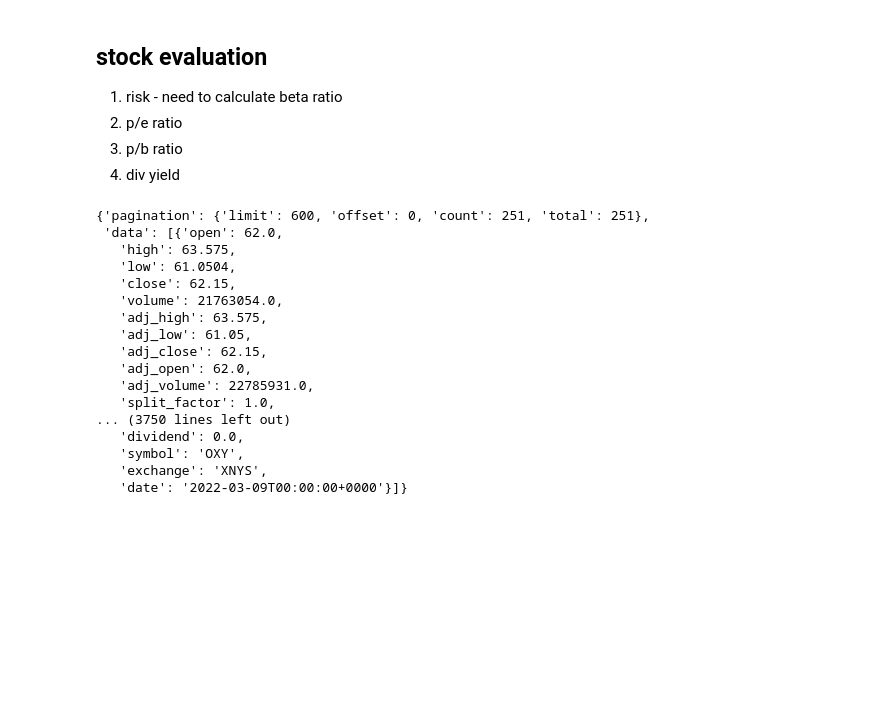
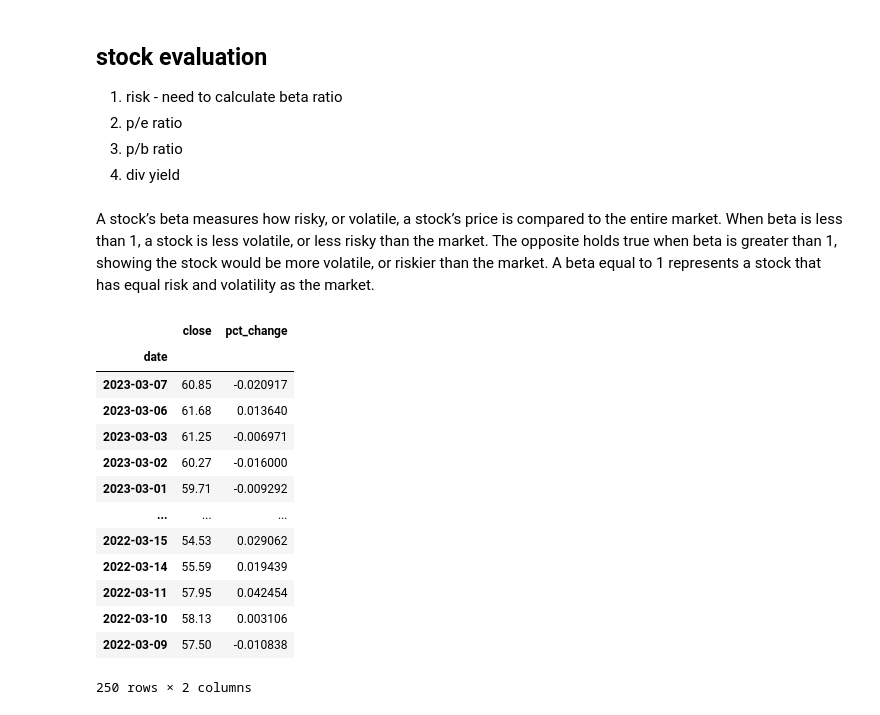
Before and after one commit to rahulakrish/portfolio_builder, a Jupyter notebook: notebook.ipynb, the cells around one changed output. Saved outputs shown, nothing was run; the diff lists cells and outputs as text; code cells hidden in the pictures; blank space fills up the shorter version.

```diff
--- a/notebook.ipynb
+++ b/notebook.ipynb
@@ -188,20 +82,24 @@ oxy_close['pct_change'].plot()
-# %%
-data
-# %% [output]
-{'pagination': {'limit': 600, 'offset': 0, 'count': 251, 'total': 251},
- 'data': [{'open': 62.0,
-   'high': 63.575,
-   'low': 61.0504,
-   'close': 62.15,
-   'volume': 21763054.0,
-   'adj_high': 63.575,
-   'adj_low': 61.05,
-   'adj_close': 62.15,
-   'adj_open': 62.0,
-   'adj_volume': 22785931.0,
-   'split_factor': 1.0,
-... (3750 lines left out)
-   'dividend': 0.0,
-   'symbol': 'OXY',
-   'exchange': 'XNYS',
-   'date': '2022-03-09T00:00:00+0000'}]}
+# %% [markdown]
+A stock’s beta measures how risky, or volatile, a stock’s price is compared to the entire market.
+When beta is less than 1, a stock is less volatile, or less risky than the market.
+The opposite holds true when beta is greater than 1, showing the stock would be more volatile, or riskier than the market.
+A beta equal to 1 represents a stock that has equal risk and volatility as the market.
+# %%
+#delete the first row since linear regression will not accept Nan values
+oxy_close = oxy_close.drop(oxy_close.index[0])
+oxy_close
+# %% [output]
+|  | close | pct_change |
+| date |  |  |
+| 2023-03-07 | 60.85 | -0.020917 |
+| 2023-03-06 | 61.68 | 0.013640 |
+| 2023-03-03 | 61.25 | -0.006971 |
+| 2023-03-02 | 60.27 | -0.016000 |
+| 2023-03-01 | 59.71 | -0.009292 |
+| ... | ... | ... |
+| 2022-03-15 | 54.53 | 0.029062 |
+| 2022-03-14 | 55.59 | 0.019439 |
+| 2022-03-11 | 57.95 | 0.042454 |
+| 2022-03-10 | 58.13 | 0.003106 |
+| 2022-03-09 | 57.50 | -0.010838 |
+250 rows × 2 columns
```
Also changed, not shown: parts of 14 cells of this notebook.
